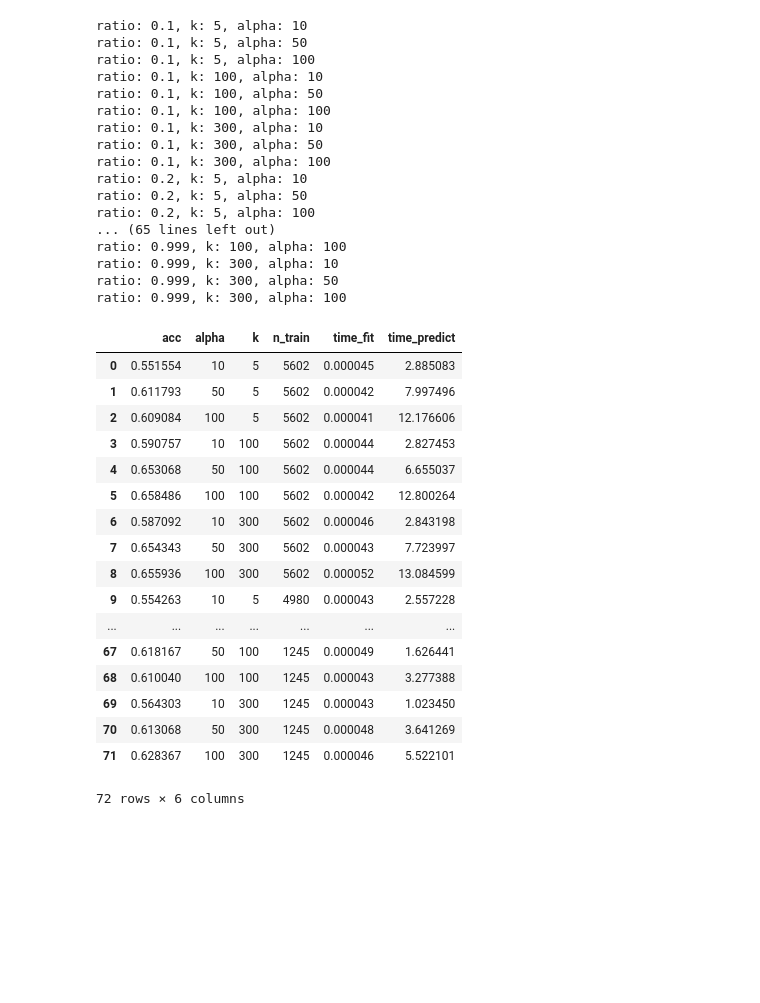
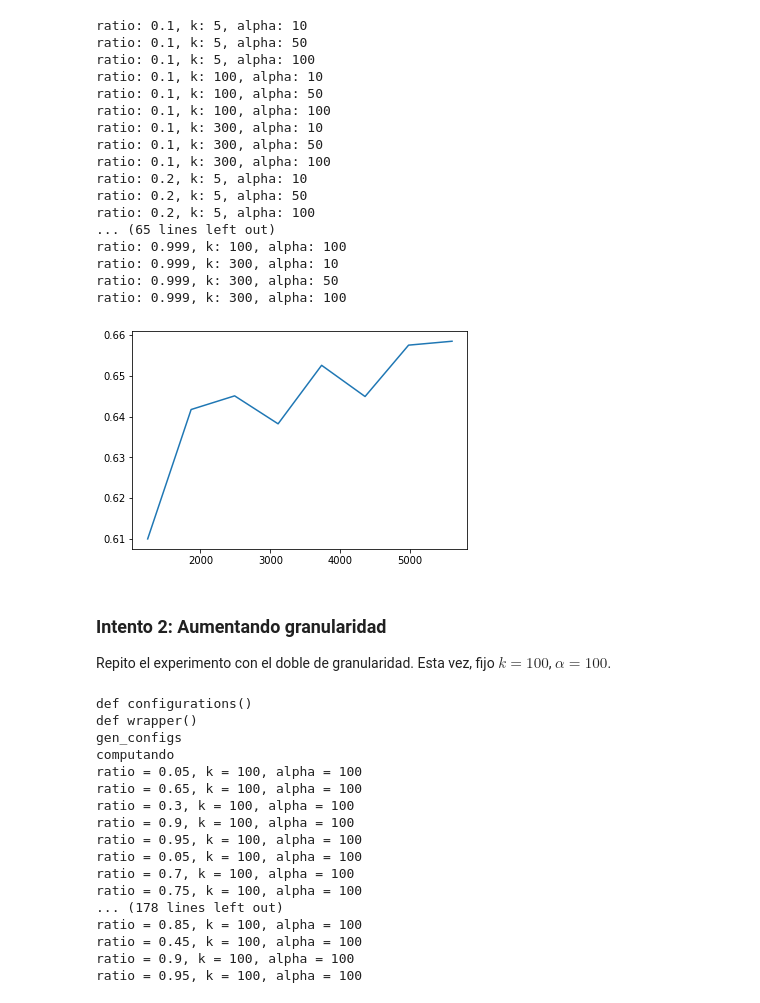
Before and after one commit to jpcenteno/kdtree-pca-sentinment-analysis, a Jupyter notebook: notebooks/exp-train-size.ipynb, the cells around one changed output. Drawn from its saved outputs; the diff is of its cells as text; code cells hidden in the pictures; blank space fills up the shorter version.

```diff
--- a/notebooks/exp-train-size.ipynb
+++ b/notebooks/exp-train-size.ipynb
@@ -74,7 +79,10 @@ X_test = X_test.todense()
 results_train_subsampling = exp_grid_train_subsample(X_train, y_train, X_test,
                                                      y_test, SUBSAMPLING_RATIOS,
                                                      KS, ALPHAS)
-results_train_subsampling = list(results_train_subsampling)
+results_train_subsampling = pd.DataFrame(list(results_train_subsampling))
+
+# Guardar los datos en disco
+results_train_subsampling.to_csv('results/subsampling.csv')
 # %% [output]
 ratio: 0.1, k: 5, alpha: 10
 ratio: 0.1, k: 5, alpha: 50
@@ -93,26 +101,3 @@ ratio: 0.999, k: 100, alpha: 100
 ratio: 0.999, k: 300, alpha: 10
 ratio: 0.999, k: 300, alpha: 50
 ratio: 0.999, k: 300, alpha: 100
-# %%
-results_train_subsampling = pd.DataFrame(results_train_subsampling)
-# %%
-results_train_subsampling
-# %% [output]
-|  | acc | alpha | k | n_train | time_fit | time_predict |
-| 0 | 0.551554 | 10 | 5 | 5602 | 0.000045 | 2.885083 |
-| 1 | 0.611793 | 50 | 5 | 5602 | 0.000042 | 7.997496 |
-| 2 | 0.609084 | 100 | 5 | 5602 | 0.000041 | 12.176606 |
-| 3 | 0.590757 | 10 | 100 | 5602 | 0.000044 | 2.827453 |
-| 4 | 0.653068 | 50 | 100 | 5602 | 0.000044 | 6.655037 |
-| 5 | 0.658486 | 100 | 100 | 5602 | 0.000042 | 12.800264 |
-| 6 | 0.587092 | 10 | 300 | 5602 | 0.000046 | 2.843198 |
-| 7 | 0.654343 | 50 | 300 | 5602 | 0.000043 | 7.723997 |
-| 8 | 0.655936 | 100 | 300 | 5602 | 0.000052 | 13.084599 |
-| 9 | 0.554263 | 10 | 5 | 4980 | 0.000043 | 2.557228 |
-| ... | ... | ... | ... | ... | ... | ... |
-| 67 | 0.618167 | 50 | 100 | 1245 | 0.000049 | 1.626441 |
-| 68 | 0.610040 | 100 | 100 | 1245 | 0.000043 | 3.277388 |
-| 69 | 0.564303 | 10 | 300 | 1245 | 0.000043 | 1.023450 |
-| 70 | 0.613068 | 50 | 300 | 1245 | 0.000048 | 3.641269 |
-| 71 | 0.628367 | 100 | 300 | 1245 | 0.000046 | 5.522101 |
-72 rows × 6 columns
@@ -120,0 +104,8 @@ results_train_subsampling.to_csv('subsampling_results.csv')
+# %%
+plot_exp_train_subsample_simple(results_train_subsampling, k=100, alpha=100)
+# %% [output]
+[figure, added]
+# %% [markdown]
+### Intento 2: Aumentando granularidad
+
+Repito el experimento con el doble de granularidad. Esta vez, fijo $k = 100$, $\alpha = 100$.
@@ -120,0 +117,43 @@ results_train_subsampling.to_csv('subsampling_results.csv')
+# %%
+# ==============================================================================
+SUBSAMPLING_RATIOS = [0.05, 0.1, 0.15, 0.2, 0.25, 0.3, 0.35, 0.4, 0.45, 0.5,
+                      0.55, 0.6, 0.65, 0.7, 0.75, 0.8, 0.85, 0.9, 0.95]
+KS = [100]
+ALPHAS = [100]
+
+# ==============================================================================
+
+# Se vectoriza una sola vez. Este experimento se hizo para un solo par de
+# `max_df`, `min_df`.
+vectorizer = CountVectorizer(max_df=0.90, min_df=0.01, max_features=5000)
+vectorizer.fit(text_train)
+X_train, y_train = vectorizer.transform(text_train), (label_train == 'pos').values
+X_test, y_test = vectorizer.transform(text_test), (label_test == 'pos').values
+X_train = X_train.todense()
+X_test = X_test.todense()
+
+results_exp2 = exp_grid_train_subsample(X_train, y_train, X_test,
+                                                     y_test, SUBSAMPLING_RATIOS,
+                                                     KS, ALPHAS, n_repeats=10)
+results_exp2 = pd.DataFrame(results_exp2)
+
+# Guardar los datos en disco
+results_exp2.to_csv('results/subsampling_exp2.csv')
+# %% [output]
+def configurations()
+def wrapper()
+gen_configs
+computando
+ratio = 0.05, k = 100, alpha = 100
+ratio = 0.65, k = 100, alpha = 100
+ratio = 0.3, k = 100, alpha = 100
+ratio = 0.9, k = 100, alpha = 100
+ratio = 0.95, k = 100, alpha = 100
+ratio = 0.05, k = 100, alpha = 100
+ratio = 0.7, k = 100, alpha = 100
+ratio = 0.75, k = 100, alpha = 100
+... (178 lines left out)
+ratio = 0.85, k = 100, alpha = 100
+ratio = 0.45, k = 100, alpha = 100
+ratio = 0.9, k = 100, alpha = 100
+ratio = 0.95, k = 100, alpha = 100
```
Also changed, not shown: parts of 8 cells of this notebook, 7 other files.
